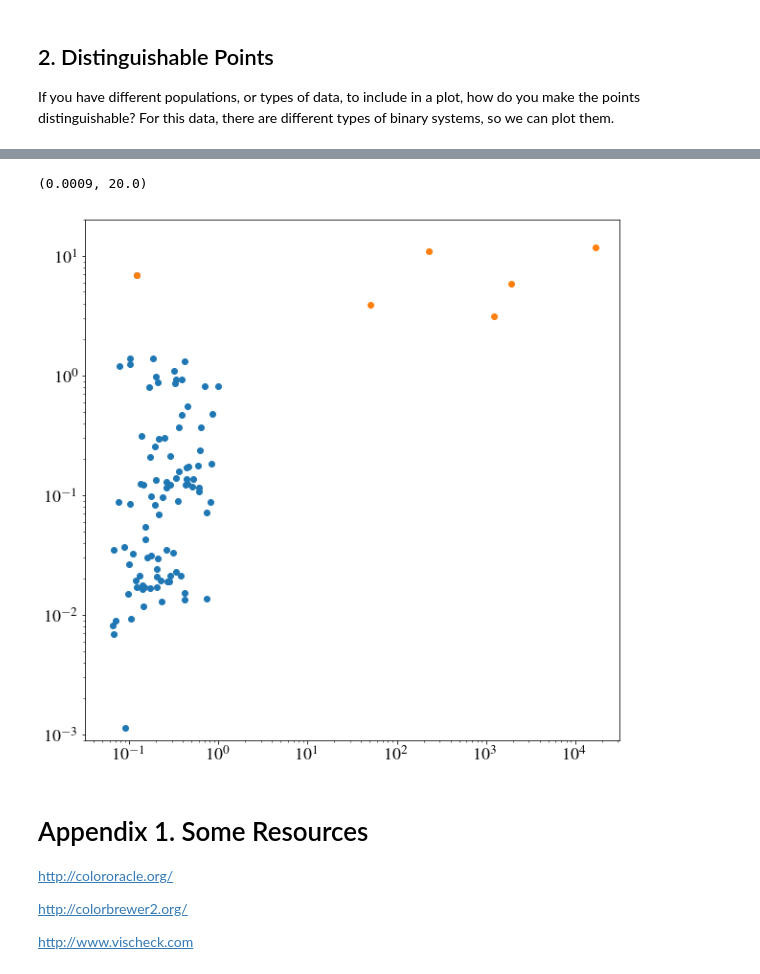
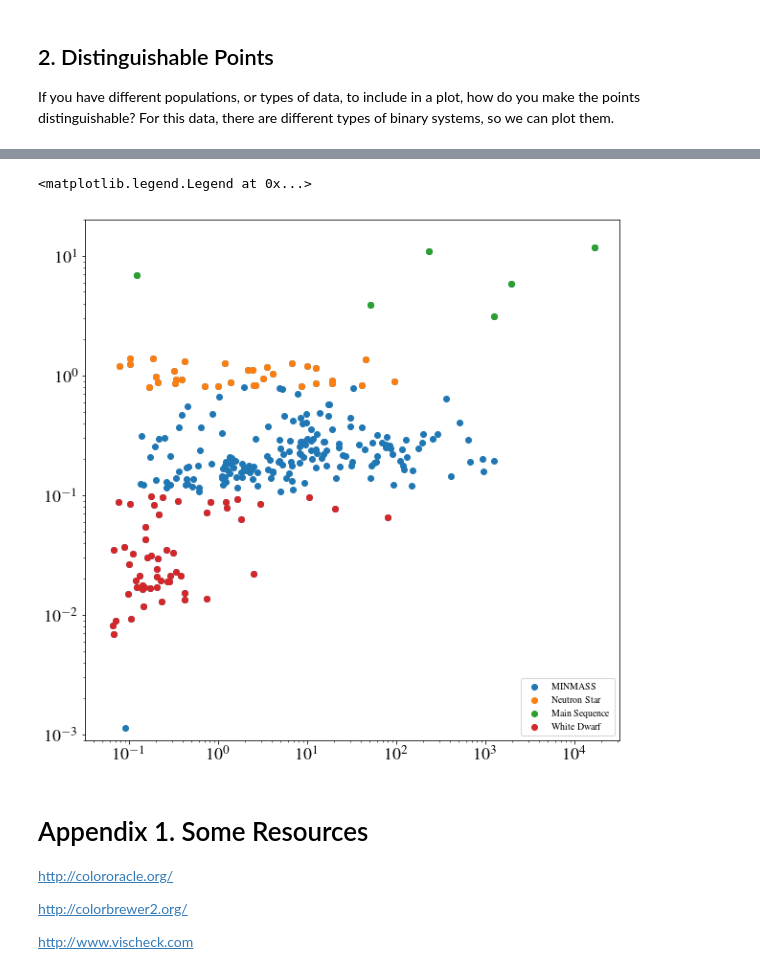
Before and after one commit to swincas/cookies-n-code, a Jupyter notebook: tutorials/python-vis_all/Dos-n-Donts_Py-Vis.ipynb, the cells around one changed output, grey strips where cells are left out. Saved outputs shown, nothing was run; the diff lists cells and outputs as text; code cells hidden in the pictures.

```diff
--- a/tutorials/python-vis_all/Dos-n-Donts_Py-Vis.ipynb
+++ b/tutorials/python-vis_all/Dos-n-Donts_Py-Vis.ipynb
@@ -123,16 +123,17 @@ Text(0.5,0,'$P_0$ (s)')
 ## 2. Distinguishable Points
 If you have different populations, or types of data, to include in a plot, how do you make the points distinguishable? For this data, there are different types of binary systems, so we can plot them.
 # %%
-lim1 = np.logical_and(t['MINMASS'] < 1
-lim2 = t['MINMASS'] > 2
+lim1 = np.logical_and(t['MINMASS'] > 0.8, t['MINMASS'] < 1.5)
+lim2 = t['MINMASS'] > 1.5
 lim3 = np.logical_and(t['MINMASS'] > 5e-3, t['MINMASS'] < 1e-1)
 
 fig = plt.figure(num=1,figsize=(10,10))
 plt.scatter(t['PB'],t['MINMASS'])
-plt.scatter(t[lim1]['PB'],t[lim1]['MINMASS'],label='Short Period')
+plt.scatter(t[lim1]['PB'],t[lim1]['MINMASS'],label='Neutron Star')
 plt.scatter(t[lim2]['PB'],t[lim2]['MINMASS'],label='Main Sequence')
 plt.scatter(t[lim3]['PB'],t[lim3]['MINMASS'],label='White Dwarf')
 plt.yscale('log')
 plt.xscale('log')
 plt.ylim(9e-4,2e1)
+plt.legend()
 # %% [output]
@@ -140,5 +141,5 @@ RuntimeWarning: invalid value encountered in lessRuntimeWarning: invalid value e
-(0.0009, 20.0)
+<matplotlib.legend.Legend at 0x...>
-[figure, old version]
+[figure, new version]
 # %% [markdown]
 # Appendix 1. Some Resources
 
```
Also changed, not shown: parts of 1 cell of this notebook.
